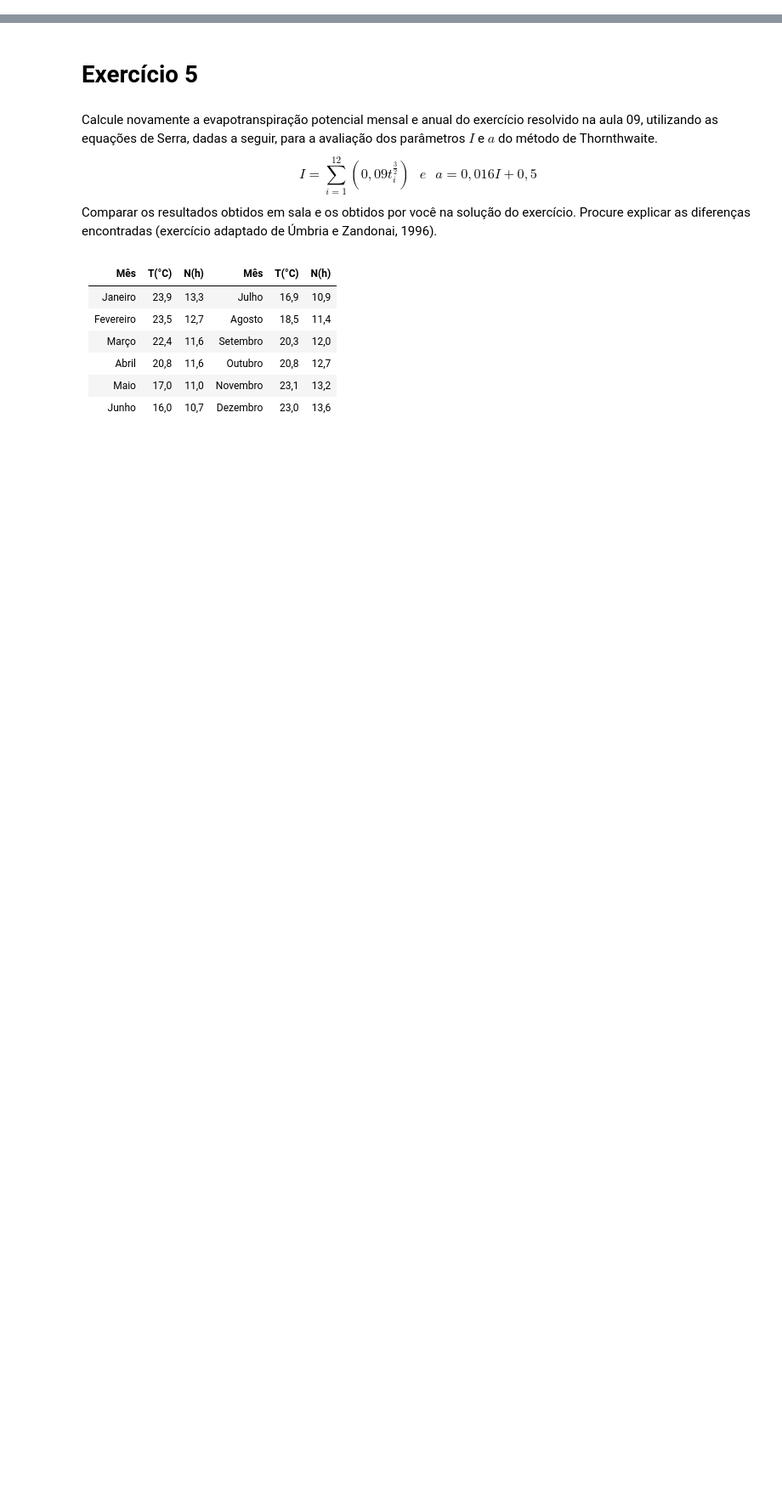
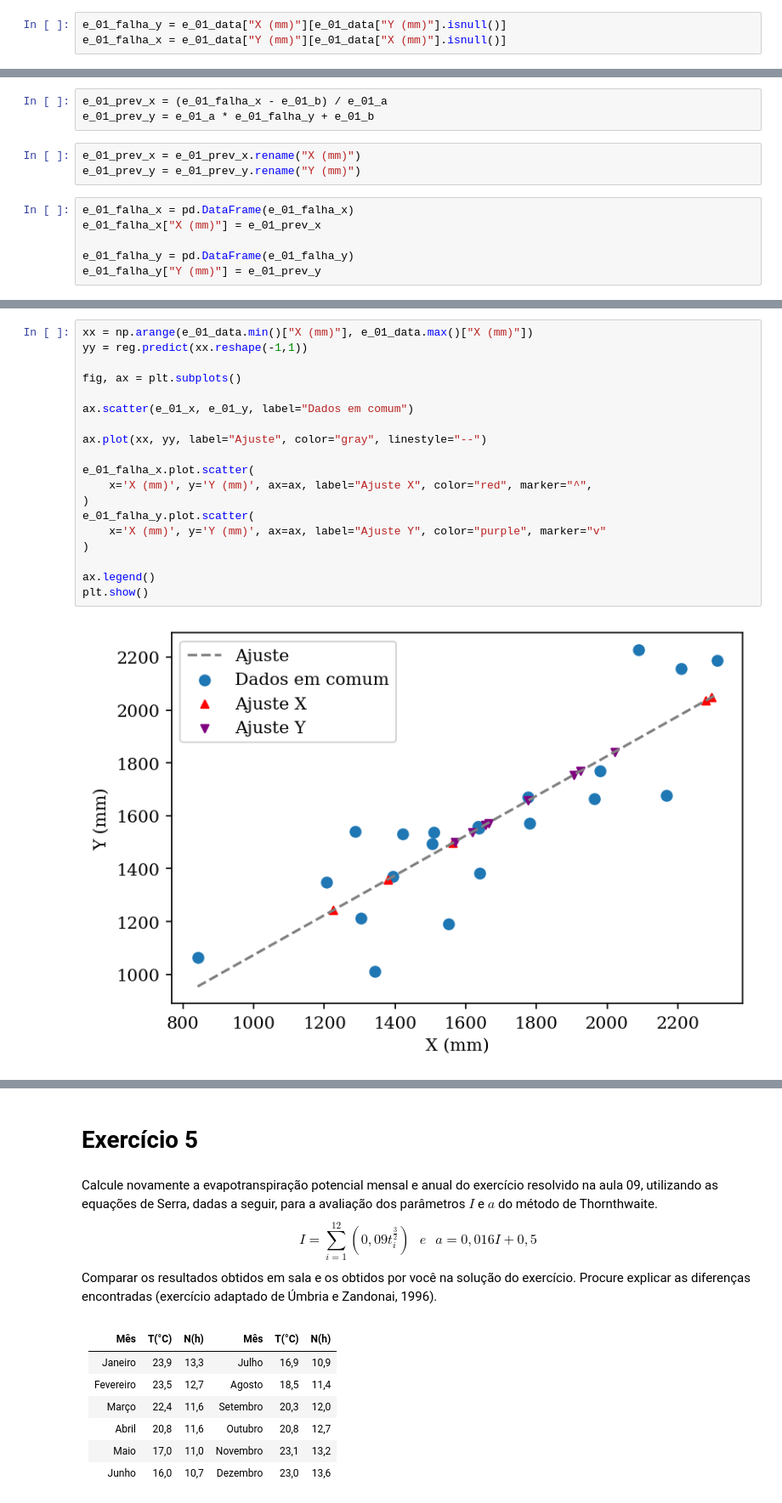
Before and after one commit to rqaita/hydrology, a Jupyter notebook: l_02.ipynb, the cells around one changed output, grey strips where cells are left out. Shown at 85% size. Cells and saved outputs as stored; diff of their text form; blank space fills up the shorter version.

```diff
--- a/l_02.ipynb
+++ b/l_02.ipynb
@@ -7,0 +48,3 @@ import hydrology as hydro
+# %%
+e_01_falha_y = e_01_data["X (mm)"][e_01_data["Y (mm)"].isnull()]
+e_01_falha_x = e_01_data["Y (mm)"][e_01_data["X (mm)"].isnull()]
@@ -7,0 +77,12 @@ import hydrology as hydro
+# %%
+e_01_prev_x = (e_01_falha_x - e_01_b) / e_01_a
+e_01_prev_y = e_01_a * e_01_falha_y + e_01_b
+# %%
+e_01_prev_x = e_01_prev_x.rename("X (mm)")
+e_01_prev_y = e_01_prev_y.rename("Y (mm)")
+# %%
+e_01_falha_x = pd.DataFrame(e_01_falha_x)
+e_01_falha_x["X (mm)"] = e_01_prev_x
+
+e_01_falha_y = pd.DataFrame(e_01_falha_y)
+e_01_falha_y["Y (mm)"] = e_01_prev_y
@@ -7,0 +91,21 @@ import hydrology as hydro
+# %%
+xx = np.arange(e_01_data.min()["X (mm)"], e_01_data.max()["X (mm)"])
+yy = reg.predict(xx.reshape(-1,1))
+
+fig, ax = plt.subplots()
+
+ax.scatter(e_01_x, e_01_y, label="Dados em comum")
+
+ax.plot(xx, yy, label="Ajuste", color="gray", linestyle="--")
+
+e_01_falha_x.plot.scatter(
+    x='X (mm)', y='Y (mm)', ax=ax, label="Ajuste X", color="red", marker="^",
+)
+e_01_falha_y.plot.scatter(
+    x='X (mm)', y='Y (mm)', ax=ax, label="Ajuste Y", color="purple", marker="v"
+)
+
+ax.legend()
+plt.show()
+# %% [output]
+[figure, added]
```
Also changed, not shown: parts of 34 cells of this notebook, 1 other file.
